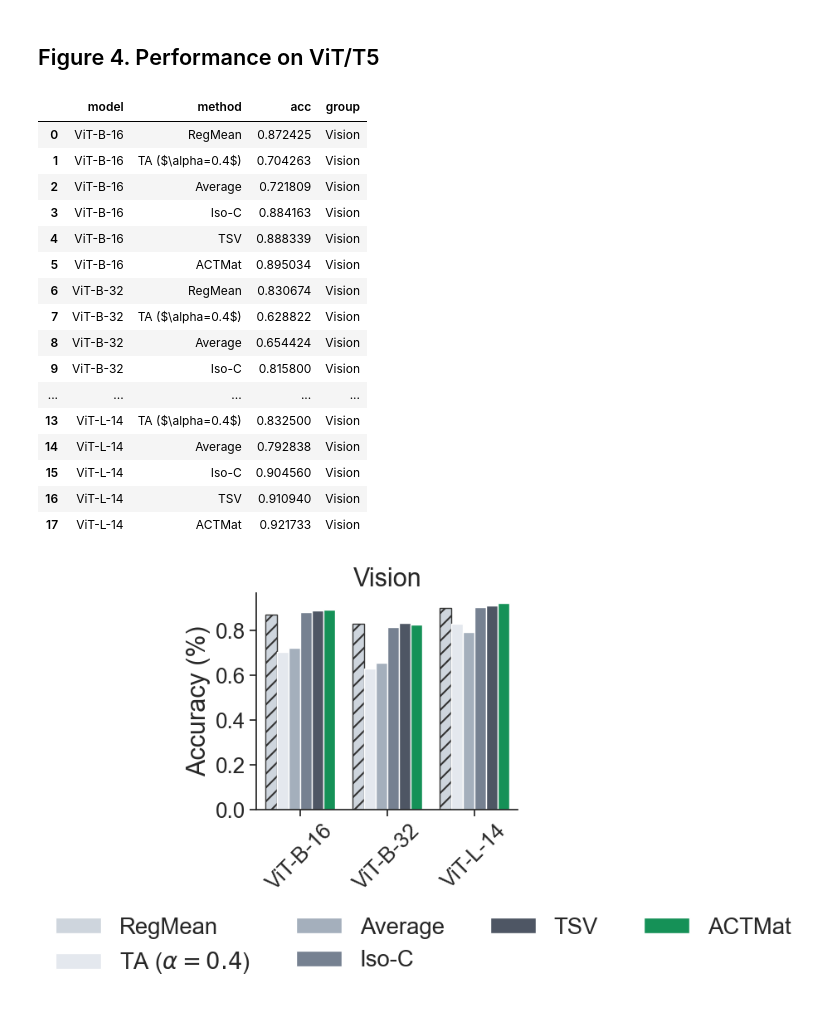
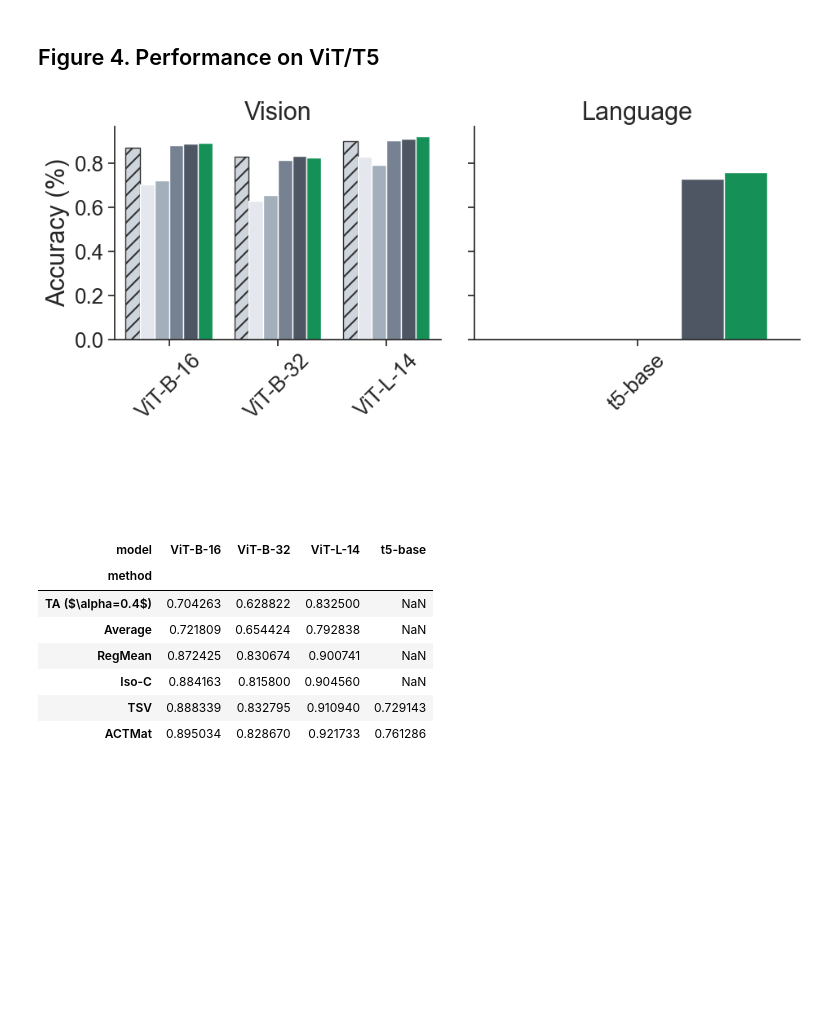
Before and after one commit to marawangamal/eigcov, a Jupyter notebook: notebooks/analysis-v2.ipynb, the cells around one changed output. Cells and saved outputs as stored; diff of their text form; code cells hidden in the pictures; blank space fills up the shorter version.

```diff
--- a/notebooks/analysis-v2.ipynb
+++ b/notebooks/analysis-v2.ipynb
@@ -47,7 +47,7 @@ import pandas as pd
 import seaborn as sns
 
 methods = ["zeroshot", "experts", "regmean", "sum04", "mean", "isoc", "tsv", "eigcov"]
-models = ["ViT-B-16", "ViT-B-32", "ViT-L-14"]
+models = ["ViT-B-16", "ViT-B-32", "ViT-L-14", "t5-base", "t5-large"]
 
 method_to_method = {
     "zeroshot": "Zero-shot",
@@ -86,6 +86,8 @@ model_to_group = {
     "ViT-B-16": "Vision",
     "ViT-B-32": "Vision",
     "ViT-L-14": "Vision",
+    "t5-base": "Language",
+    "t5-large": "Language",
 }
 
 rows = []
@@ -106,49 +108,50 @@ for model in models:
 df = pd.DataFrame(rows)
 df["group"] = df["model"].map(lambda x: model_to_group[x])
 df["method"] = df["method"].map(lambda x: method_to_method[x])
-display(df)
+# display(df)
 g = sns.catplot(
     data=df,
     x="model",
     hue="method",
     y="acc",
     col="group",
     kind="bar",
     palette=method_to_color,
+    sharex=False,
 )
 # Formatting.
 g.set_axis_labels("", "Accuracy (%)")
 g.set_xticklabels(rotation=45)
 g.set_titles("{col_name}", fontsize=BASE_FONTSIZE)
 
 # Legend.
 g._legend.remove()
 g.fig.legend(
     *g.axes.flat[0].get_legend_handles_labels(),
     loc="lower center",
     ncol=4,
     bbox_to_anchor=(0.5, -0.1),
     title="",
     frameon=False,
 )
 g.fig.subplots_adjust(bottom=0.35)
 apply_hatches(g, method_to_hatch)
 # %% [output]
-|  | model | method | acc | group |
-| 0 | ViT-B-16 | RegMean | 0.872425 | Vision |
-| 1 | ViT-B-16 | TA ($\alpha=0.4$) | 0.704263 | Vision |
-| 2 | ViT-B-16 | Average | 0.721809 | Vision |
-| 3 | ViT-B-16 | Iso-C | 0.884163 | Vision |
-| 4 | ViT-B-16 | TSV | 0.888339 | Vision |
-| 5 | ViT-B-16 | ACTMat | 0.895034 | Vision |
-| 6 | ViT-B-32 | RegMean | 0.830674 | Vision |
-| 7 | ViT-B-32 | TA ($\alpha=0.4$) | 0.628822 | Vision |
-| 8 | ViT-B-32 | Average | 0.654424 | Vision |
-| 9 | ViT-B-32 | Iso-C | 0.815800 | Vision |
-| ... | ... | ... | ... | ... |
-| 13 | ViT-L-14 | TA ($\alpha=0.4$) | 0.832500 | Vision |
-| 14 | ViT-L-14 | Average | 0.792838 | Vision |
-| 15 | ViT-L-14 | Iso-C | 0.904560 | Vision |
-| 16 | ViT-L-14 | TSV | 0.910940 | Vision |
-| 17 | ViT-L-14 | ACTMat | 0.921733 | Vision |
-[figure, old version]
+[figure, new version]
+# %%
+# Appendix tables
+# Index: Row headers
+# Columns: Column headers
+# Values: values
+dfp = df.pivot(index="method", columns="model", values="acc")
+dfp = dfp.sort_values(by="ViT-B-16")
+display(dfp)
+# %% [output]
+| model | ViT-B-16 | ViT-B-32 | ViT-L-14 | t5-base |
+| method |  |  |  |  |
+| TA ($\alpha=0.4$) | 0.704263 | 0.628822 | 0.832500 | NaN |
+| Average | 0.721809 | 0.654424 | 0.792838 | NaN |
+| RegMean | 0.872425 | 0.830674 | 0.900741 | NaN |
+| Iso-C | 0.884163 | 0.815800 | 0.904560 | NaN |
+| TSV | 0.888339 | 0.832795 | 0.910940 | 0.729143 |
+| ACTMat | 0.895034 | 0.828670 | 0.921733 | 0.761286 |
```
Also changed, not shown: 4 other files.
